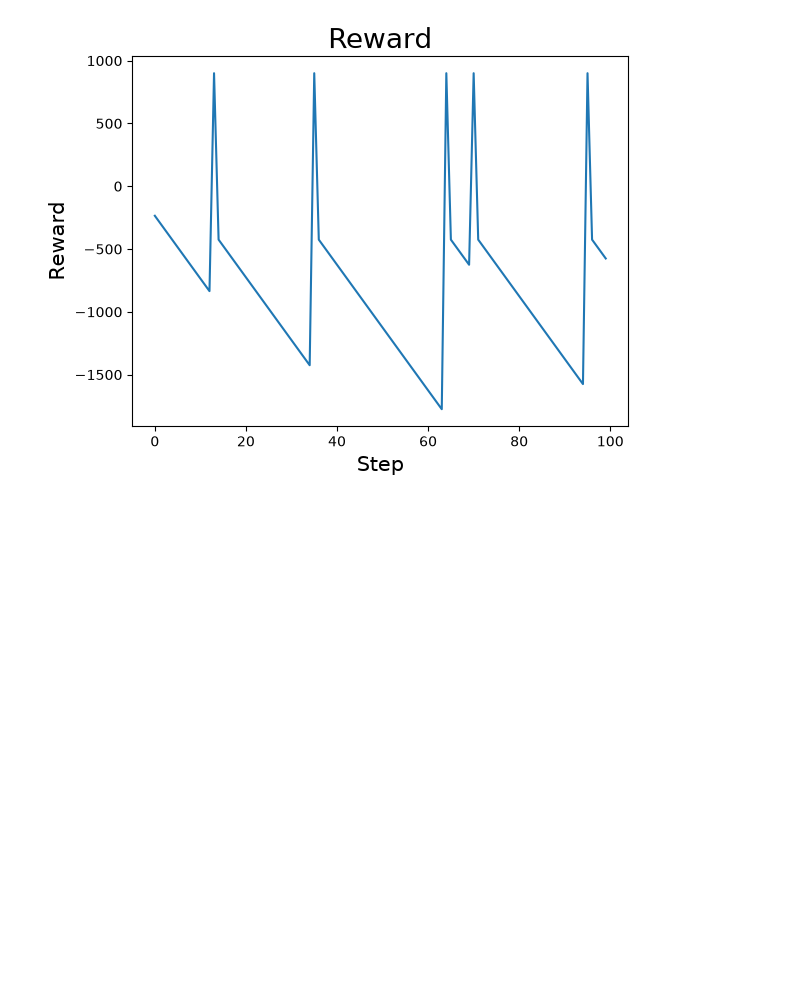
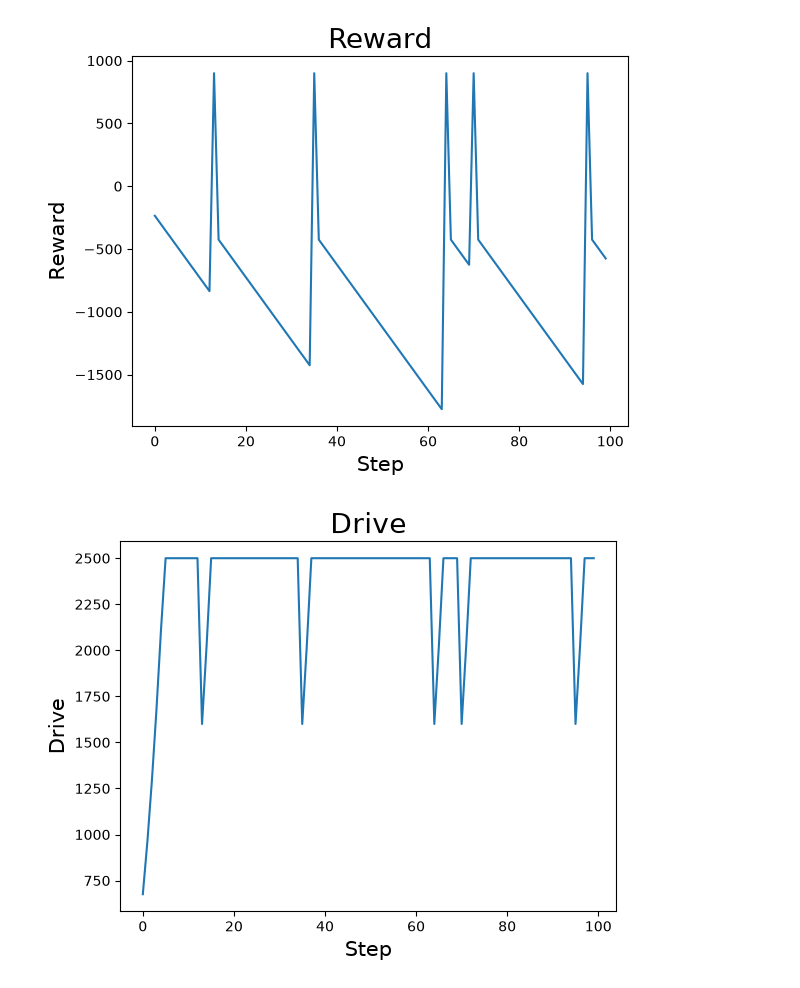
Before and after one commit to JuanMendez163/embodied_organs, a Jupyter notebook: notebooks/random_actions.ipynb, the cells around one changed output. Cells and saved outputs as stored; diff of their text form; code cells hidden in the pictures; blank space fills up the shorter version.

Commit message:
Storing and plotting drive

```diff
--- a/notebooks/random_actions.ipynb
+++ b/notebooks/random_actions.ipynb
@@ -14,9 +14,11 @@ env = GridWorld.GridWorld(grid_size=8, glucose_target=50, glucose_max=100,
                  n_food=20, max_steps=200, seed=6)
 all_glucose = []
 all_reward = []
+all_drive = []
 for t in range(100):
     step = env.step()
     all_glucose.append(step[0]["glucose_level"])
+    all_drive.append(step[0]["drive"])
     all_reward.append(step[1])
 # %%
 plt.plot(all_glucose)
@@ -34,3 +36,11 @@ plt.title("Reward", fontsize=20)
 plt.show()
 # %% [output]
 [figure]
+# %%
+plt.plot(all_drive)
+plt.xlabel("Step", fontsize=15)
+plt.ylabel("Drive", fontsize=15)
+plt.title("Drive", fontsize=20)
+plt.show()
+# %% [output]
+[figure, added]
```
Also changed, not shown: 1 other file.
